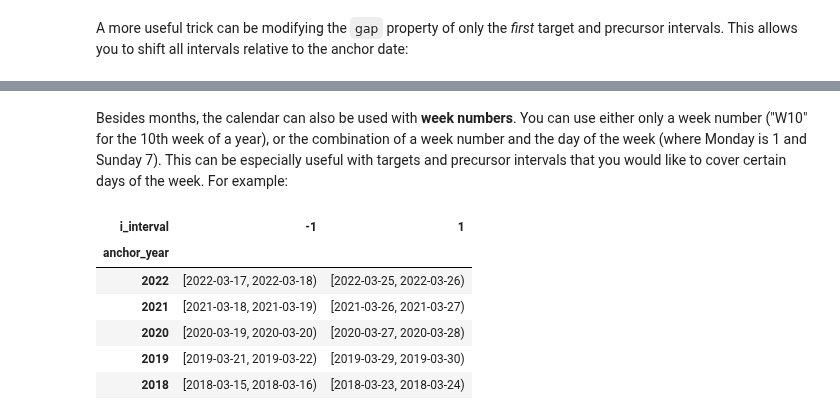
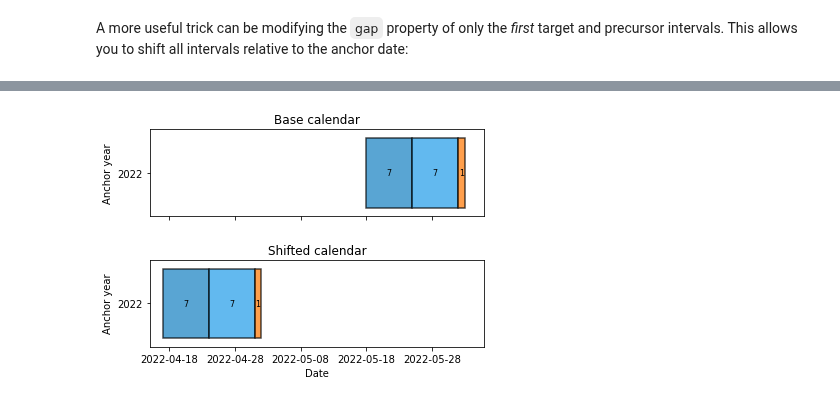
Before and after one commit to AI4S2S/s2spy, a Jupyter notebook: notebooks/all_about_the_calendar.ipynb, the cells around one changed output, grey strips where cells are left out. Drawn from its saved outputs; the diff is of its cells as text; code cells hidden in the pictures.

Commit message:
Finalized calendar introduction

```diff
--- a/notebooks/all_about_the_calendar.ipynb
+++ b/notebooks/all_about_the_calendar.ipynb
@@ -219,17 +240,29 @@ cal.show()
-# %% [markdown]
-Besides months, the calendar can also be used with **week numbers**. You can use either only a week number ("W10" for the 10th week of a year), or the combination of a week number and the day of the week (where Monday is 1 and Sunday 7). This can be especially useful with targets and precursor intervals that you would like to cover certain days of the week. For example:
-# %%
-Calendar(anchor="W12")  # Week 12
-cal = Calendar(anchor="W12-5")  # Friday on week 12
-cal.add_interval("target", "1d")
-cal.add_interval("precursor", "1d", gap="1W")
-cal.map_years(2018, 2022)
-cal.show()
-# %% [output]
-| i_interval | -1 | 1 |
-| anchor_year |  |  |
-| 2022 | [2022-03-17, 2022-03-18) | [2022-03-25, 2022-03-26) |
-| 2021 | [2021-03-18, 2021-03-19) | [2021-03-26, 2021-03-27) |
-| 2020 | [2020-03-19, 2020-03-20) | [2020-03-27, 2020-03-28) |
-| 2019 | [2019-03-21, 2019-03-22) | [2019-03-29, 2019-03-30) |
-| 2018 | [2018-03-15, 2018-03-16) | [2018-03-23, 2018-03-24) |
+# %%
+cal = Calendar(
+    anchor='06-01',
+    allow_overlap=False,
+    mapping=('years', 2020, 2022),
+    intervals=[
+        Interval(role='target', length='1d', gap='0d'),
+        Interval(role='precursor', length='7d', gap='0d'),
+        Interval(role='precursor', length='7d', gap='0d')
+    ]
+)
+
+fig, (ax1, ax2) = plt.subplots(nrows=2, sharex=True)
+cal.visualize(n_years=1, add_legend=False, show_length=True, ax=ax1)
+ax1.set_title("Base calendar")
+
+# Shift the calendar by a month
+cal.precursors[0].gap = "1M"
+cal.targets[0].gap = "-1M"
+
+cal.visualize(n_years=1, add_legend=False, show_length=True, ax=ax2)
+ax2.set_title("Shifted calendar")
+
+import numpy as np
+ax2.set_xlim((np.datetime64("2022-04-15"), np.datetime64("2022-06-05")))
+ax1.set_xlabel("")
+fig.subplots_adjust(hspace=0.5)
+# %% [output]
+[figure, added]
```
Also changed, not shown: parts of 8 cells of this notebook.
